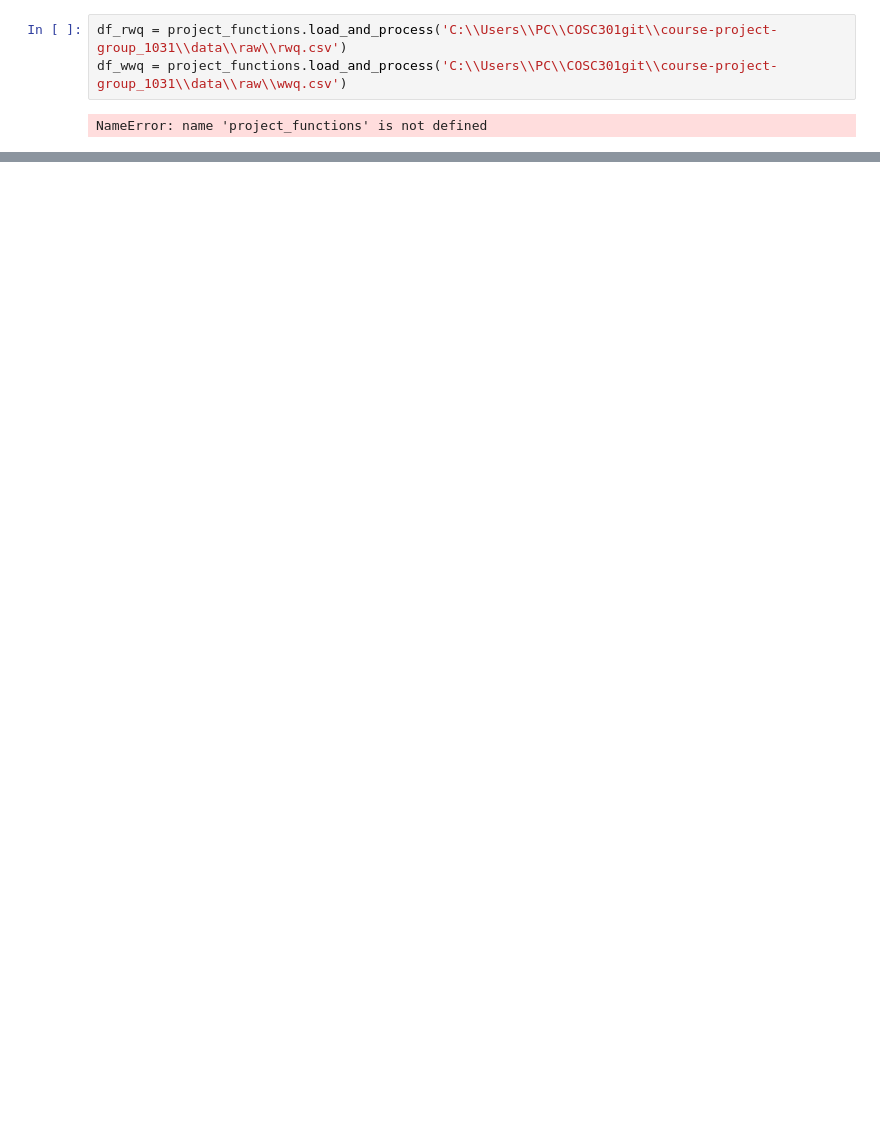
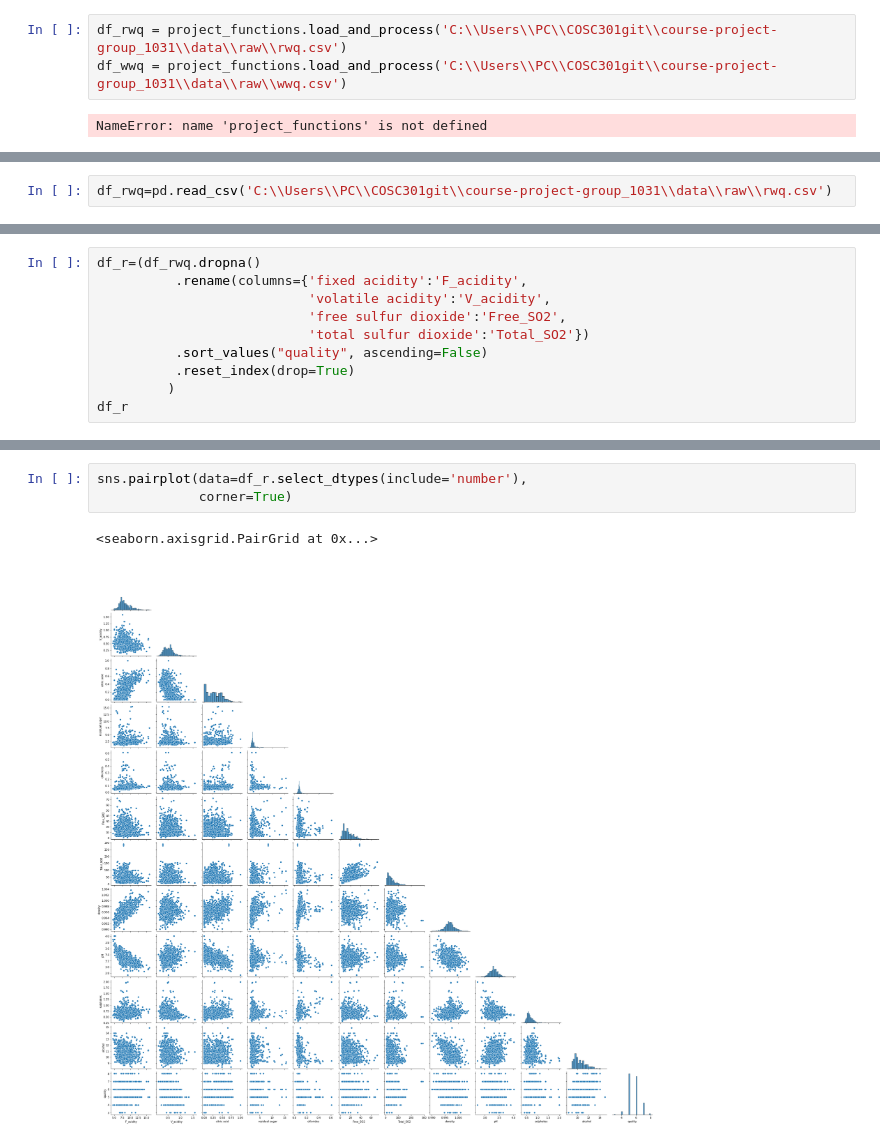
Before and after one commit to data301-2020-winter2/course-project-group_1031, a Jupyter notebook: analysis/Austin/milestone2.ipynb, the cells around one changed output, grey strips where cells are left out. Drawn from its saved outputs; the diff is of its cells as text; blank space fills up the shorter version.

```diff
--- a/analysis/Austin/milestone2.ipynb
+++ b/analysis/Austin/milestone2.ipynb
@@ -22,0 +19,2 @@ df_wwq
+# %%
+df_rwq=pd.read_csv('C:\\Users\\PC\\COSC301git\\course-project-group_1031\\data\\raw\\rwq.csv')
@@ -22,0 +23,10 @@ df_wwq
+# %%
+df_r=(df_rwq.dropna()
+          .rename(columns={'fixed acidity':'F_acidity',
+                           'volatile acidity':'V_acidity',
+                           'free sulfur dioxide':'Free_SO2',
+                           'total sulfur dioxide':'Total_SO2'})
+          .sort_values("quality", ascending=False)
+          .reset_index(drop=True)
+         )
+df_r
@@ -22,0 +174,6 @@ df_wwq
+# %%
+sns.pairplot(data=df_r.select_dtypes(include='number'),
+             corner=True)
+# %% [output]
+<seaborn.axisgrid.PairGrid at 0x...>
+[figure, added]
```
Also changed, not shown: parts of 15 cells of this notebook.
